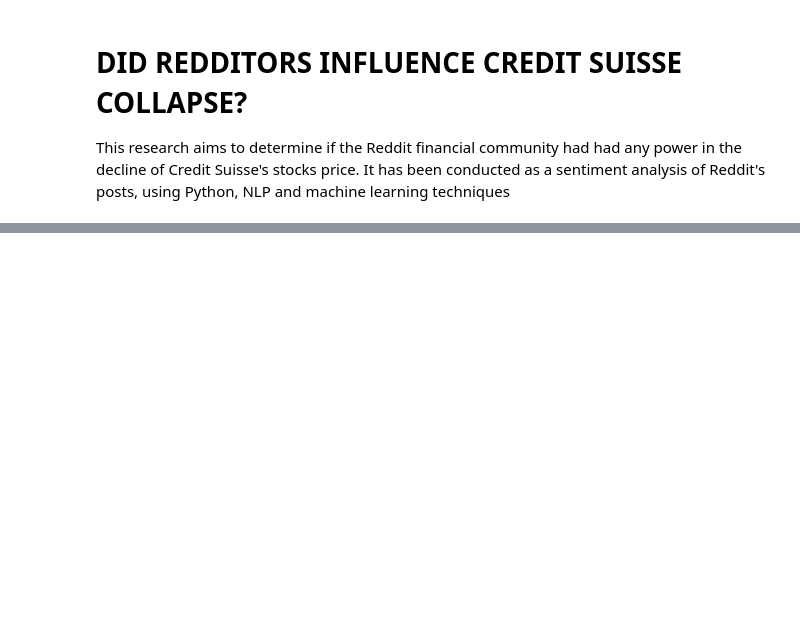
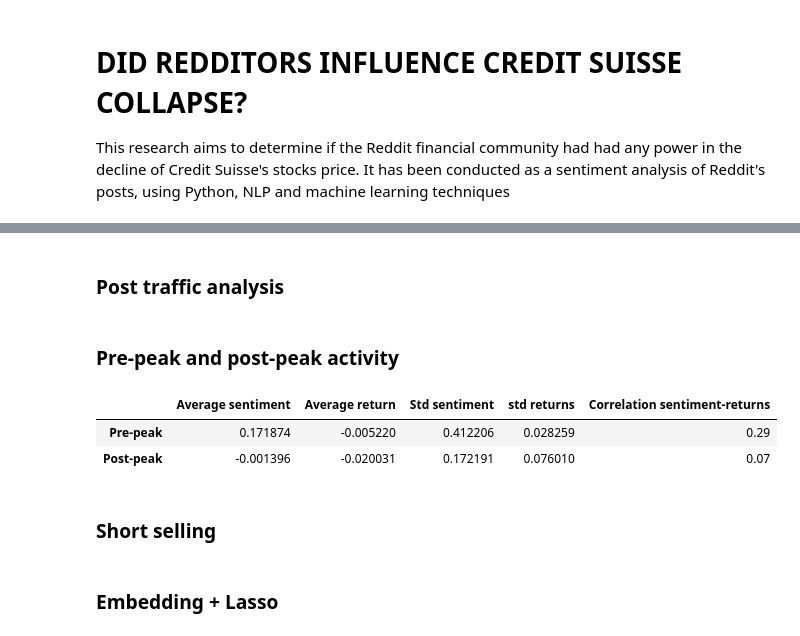
Before and after one commit to Andrecuogh/Reddit-CS, a Jupyter notebook: 03_Post_analysis.ipynb, the cells around one changed output, grey strips where cells are left out. Saved outputs shown, nothing was run; the diff lists cells and outputs as text; code cells hidden in the pictures; blank space fills up the shorter version.

```diff
--- a/03_Post_analysis.ipynb
+++ b/03_Post_analysis.ipynb
@@ -772,0 +486,18 @@ daily
+# %%
+# Regression returns vs posts data
+daily = pd.read_csv('Dailydata.csv')
+daily.dropna(inplace=True)
+X = StandScal(daily[['sentiment', 'length', 'posts', 'karma', 'upvote']].copy())
+X = sm.add_constant(X)
+Y = daily['returns']
+reg = sm.OLS(Y, X)
+model = reg.fit()
+print(model.summary())
+
+# Regression posts vs financial data
+X = StandScal(daily[['price', 'volume', 'volatility', 'cds', 'returns']].copy())
+X = sm.add_constant(X)
+Y = daily['posts']
+reg = sm.OLS(Y, X)
+model = reg.fit()
+print(model.summary())
@@ -772,0 +633,2 @@ daily
+# %% [markdown]
+### Post traffic analysis
@@ -772,0 +656,43 @@ daily
+# %% [markdown]
+### Pre-peak and post-peak activity
+# %%
+## Pre and post peak analysis
+
+daily = pd.read_csv('Dailydata.csv')
+daily.dropna(inplace=True)
+daily['date'] = pd.to_datetime(daily['date']).dt.date
+daily.sort_values('date', inplace=True)
+peaks = pd.to_datetime(['2022-10-03', '2022-10-27', '2022-11-23', '2023-03-09']).date
+window = 5
+
+df_prepost = []
+for i in range(2):
+  df_window = []
+  for p in peaks:
+    if i == 0:
+      df_window.append(daily[daily['date']<p].tail(window))
+    else:
+      df_window.append(daily[daily['date']>=p].head(window))
+  df_window = pd.concat(df_window, ignore_index=True)
+  coef_window = np.round(np.corrcoef(df_window['sentiment'], df_window['returns'])[0,1], 2)
+  desc_window = [df_window['sentiment'].mean(), df_window['returns'].mean(),
+                 df_window['sentiment'].std(), df_window['returns'].std(),
+                 coef_window]
+  df_prepost.append(desc_window)
+
+  X = StandScal(df_window[['sentiment', 'posts', 'karma', 'upvote']].copy())
+  X = sm.add_constant(X)
+  Y = df_window['returns']
+  reg = sm.OLS(Y, X)
+  model = reg.fit()
+  #print(model.summary())
+
+desc_df = pd.DataFrame([df_prepost[0], df_prepost[1]], index = ['Pre-peak', 'Post-peak'],
+              columns=['Average sentiment', 'Average return', 'Std sentiment', 'std returns', 'Correlation sentiment-returns'])
+display(desc_df)
+# %% [output]
+|  | Average sentiment | Average return | Std sentiment | std returns | Correlation sentiment-returns |
+| Pre-peak | 0.171874 | -0.005220 | 0.412206 | 0.028259 | 0.29 |
+| Post-peak | -0.001396 | -0.020031 | 0.172191 | 0.076010 | 0.07 |
+# %% [markdown]
+### Short selling
@@ -772,0 +709,2 @@ daily
+# %% [markdown]
+### Embedding + Lasso
```
Also changed, not shown: parts of 86 cells of this notebook.
